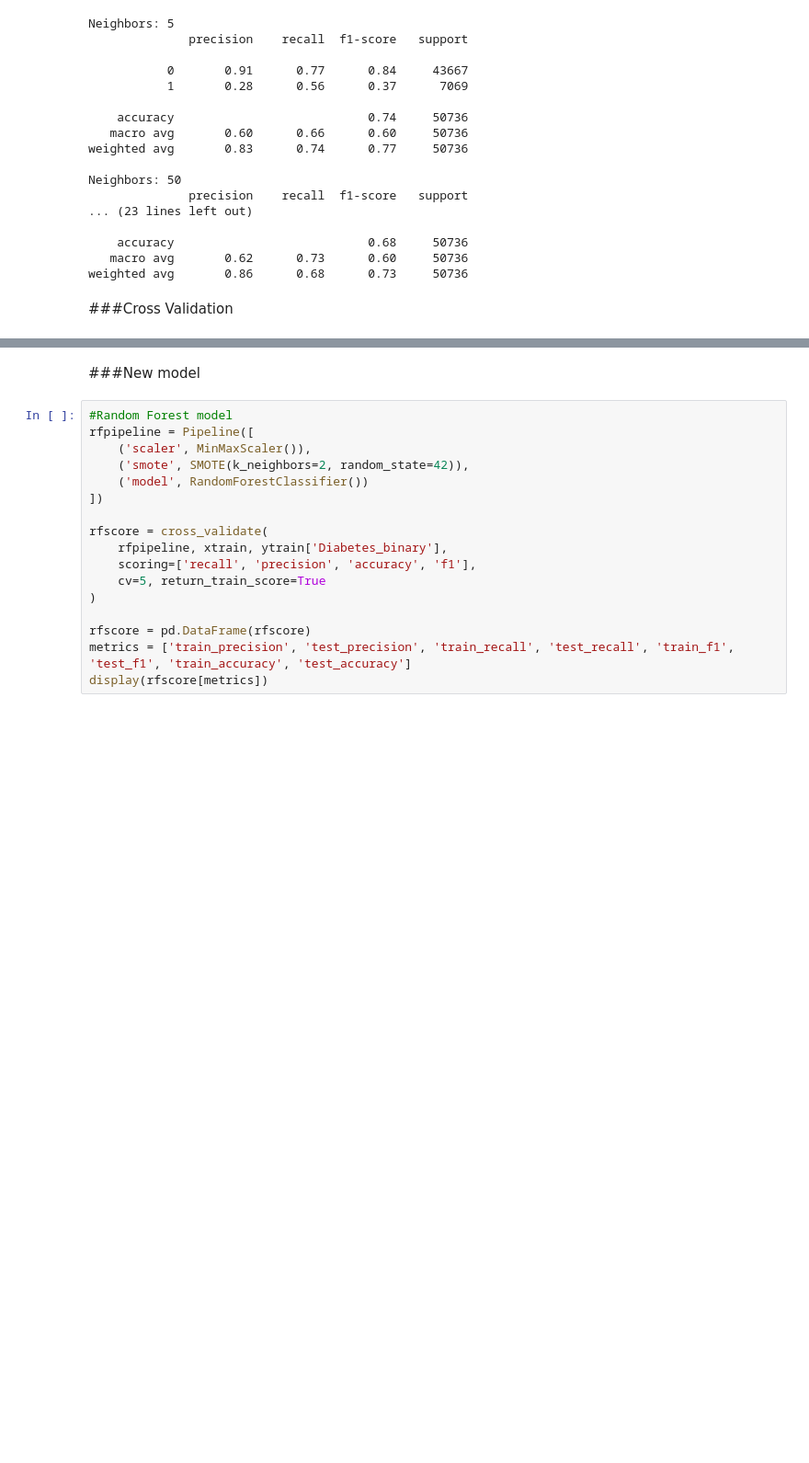
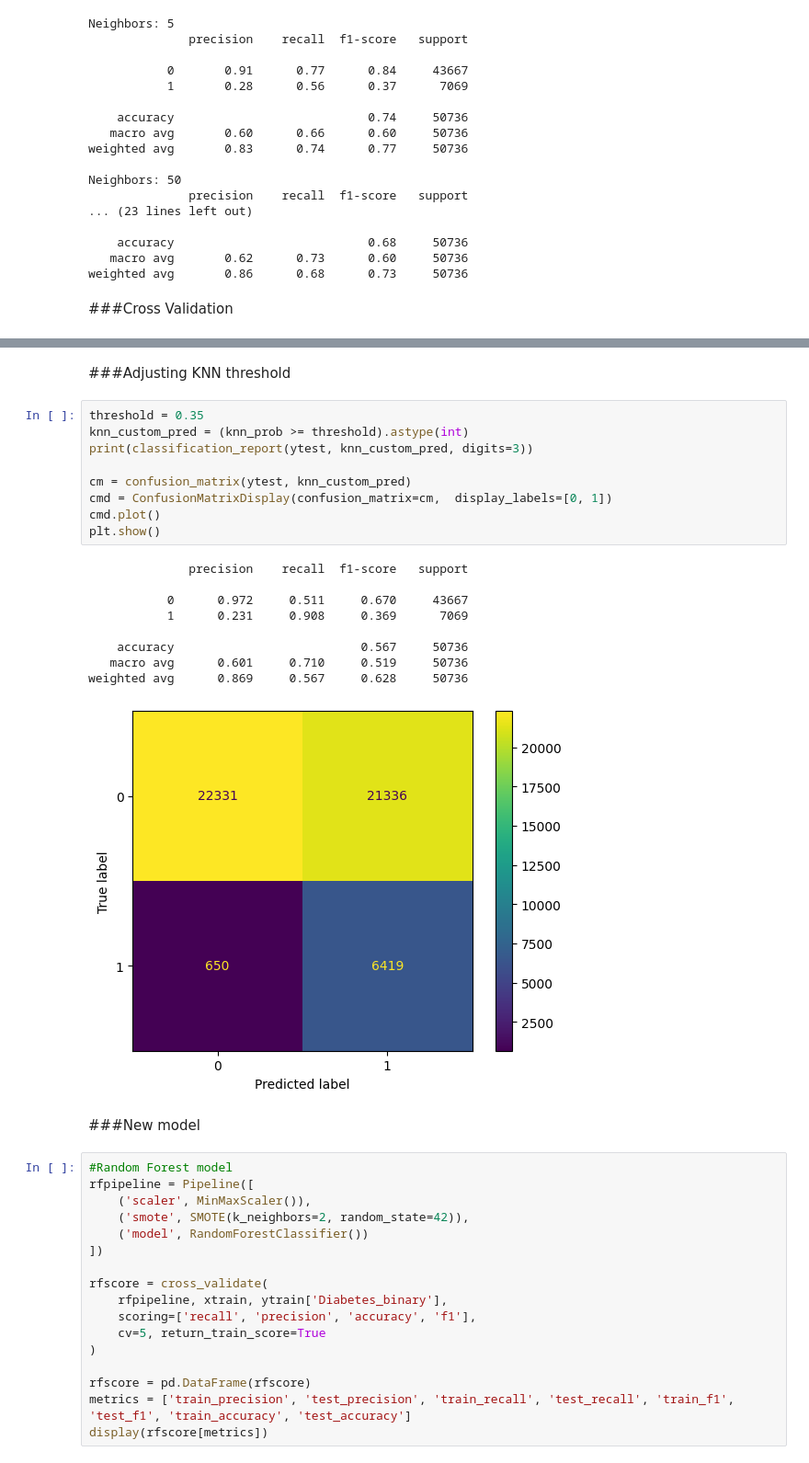
Before and after one commit to flaviorv/ai_model_lifecycle, a Jupyter notebook: diabetes_health_indicators.ipynb, the cells around one changed output, grey strips where cells are left out. Shown: that part at 92% size. Saved outputs shown, nothing was run; the diff lists cells and outputs as text; blank space fills up the shorter version.

```diff
--- a/diabetes_health_indicators.ipynb
+++ b/diabetes_health_indicators.ipynb
@@ -242,3 +266,24 @@ Cross validation with 5 folds
+# %% [markdown]
+###Adjusting KNN threshold
+# %%
+threshold = 0.35
+knn_custom_pred = (knn_prob >= threshold).astype(int)
+print(classification_report(ytest, knn_custom_pred, digits=3))
+
+cm = confusion_matrix(ytest, knn_custom_pred)
+cmd = ConfusionMatrixDisplay(confusion_matrix=cm,  display_labels=[0, 1])
+cmd.plot()
+plt.show()
+# %% [output]
+              precision    recall  f1-score   support
+
+           0      0.972     0.511     0.670     43667
+           1      0.231     0.908     0.369      7069
+
+    accuracy                          0.567     50736
+   macro avg      0.601     0.710     0.519     50736
+weighted avg      0.869     0.567     0.628     50736
+[figure, added]
 # %% [markdown]
 ###New model
 # %%
```
Also changed, not shown: parts of 14 cells of this notebook.
